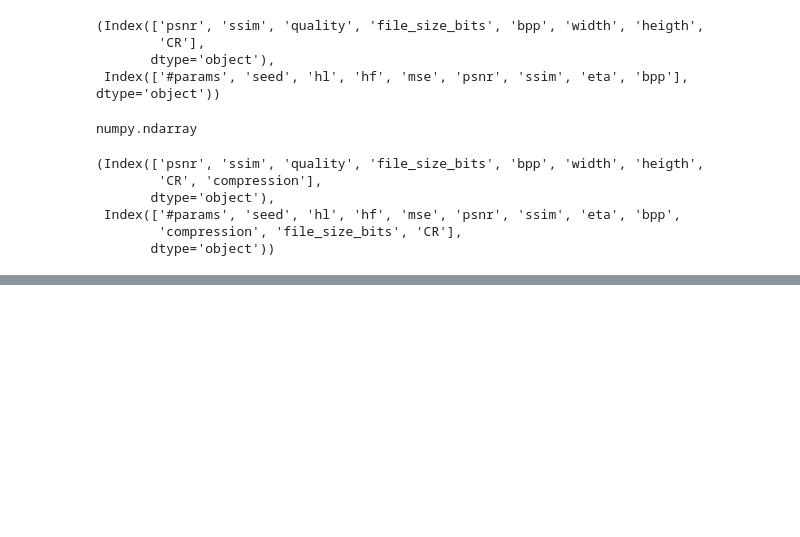
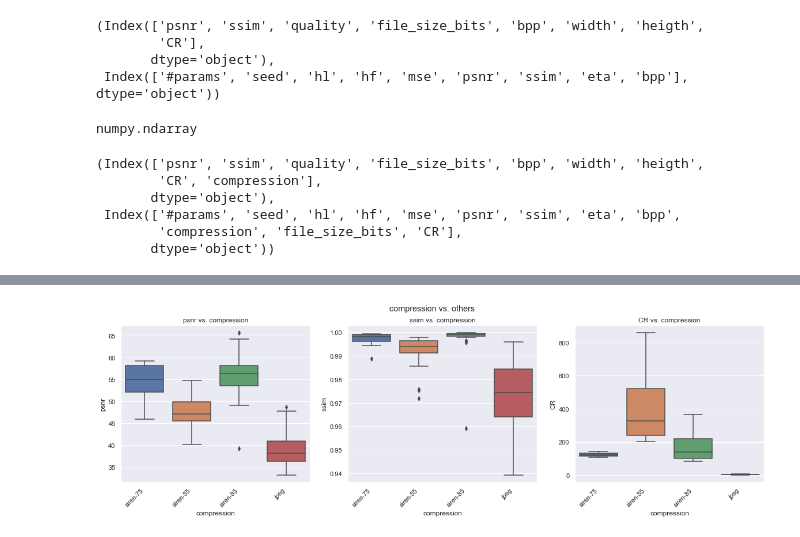
Before and after one commit to franec94/Sinren-Data-Analyses-A-Posteriori, a Jupyter notebook: notebooks/analyze_a_run/analyze_a_run.ipynb, the cells around one changed output, grey strips where cells are left out. Saved outputs shown, nothing was run; the diff lists cells and outputs as text; code cells hidden in the pictures; blank space fills up the shorter version.

```diff
--- a/notebooks/analyze_a_run/analyze_a_run.ipynb
+++ b/notebooks/analyze_a_run/analyze_a_run.ipynb
@@ -189,0 +225,14 @@ plt.show()
+# %%
+x = 'compression'
+
+fig, axes = plt.subplots(1, len(y_vars), figsize = (20, 5))
+fig.suptitle(f"{x} vs. others")
+
+for ax, y in zip(axes, y_vars):
+    chart = sns.boxplot(x=f"{x}", y=f"{y}", data=merged_df, ax=ax)
+    ax.set_title(f'{y} vs. {x}')
+    chart.set_xticklabels(chart.get_xticklabels(), rotation=45, horizontalalignment='right')
+    pass
+plt.show()
+# %% [output]
+[figure, added]
```
Also changed, not shown: parts of 27 cells of this notebook, 1 other file.
